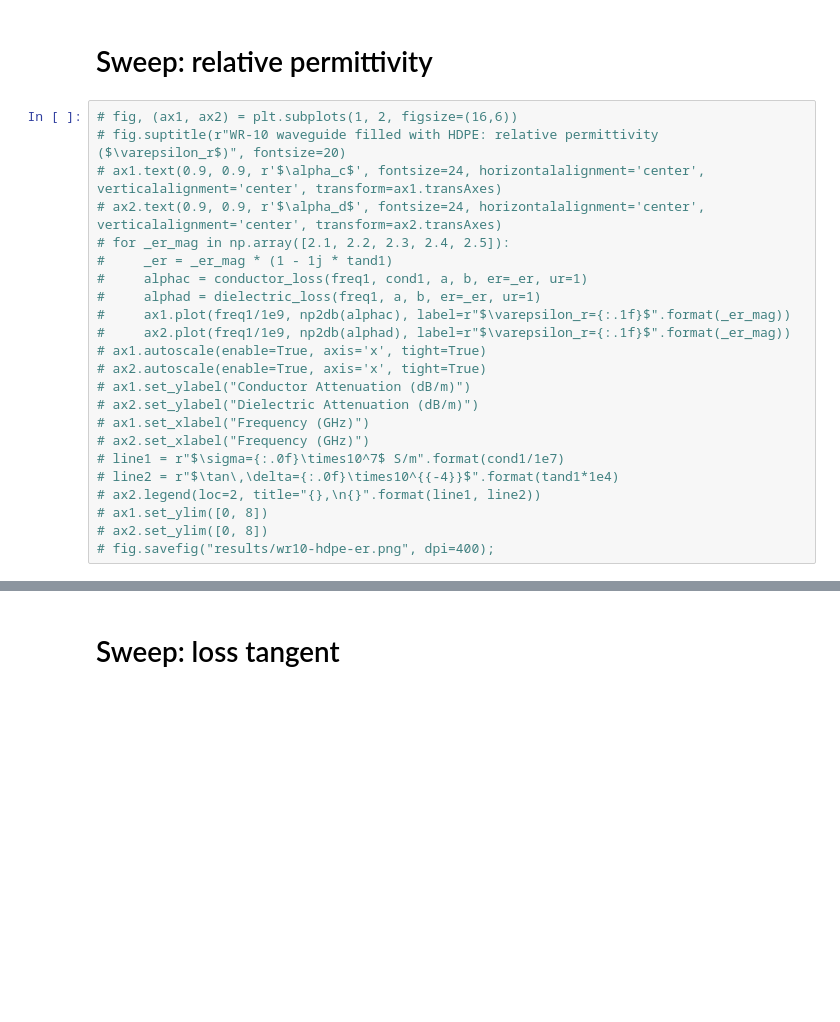
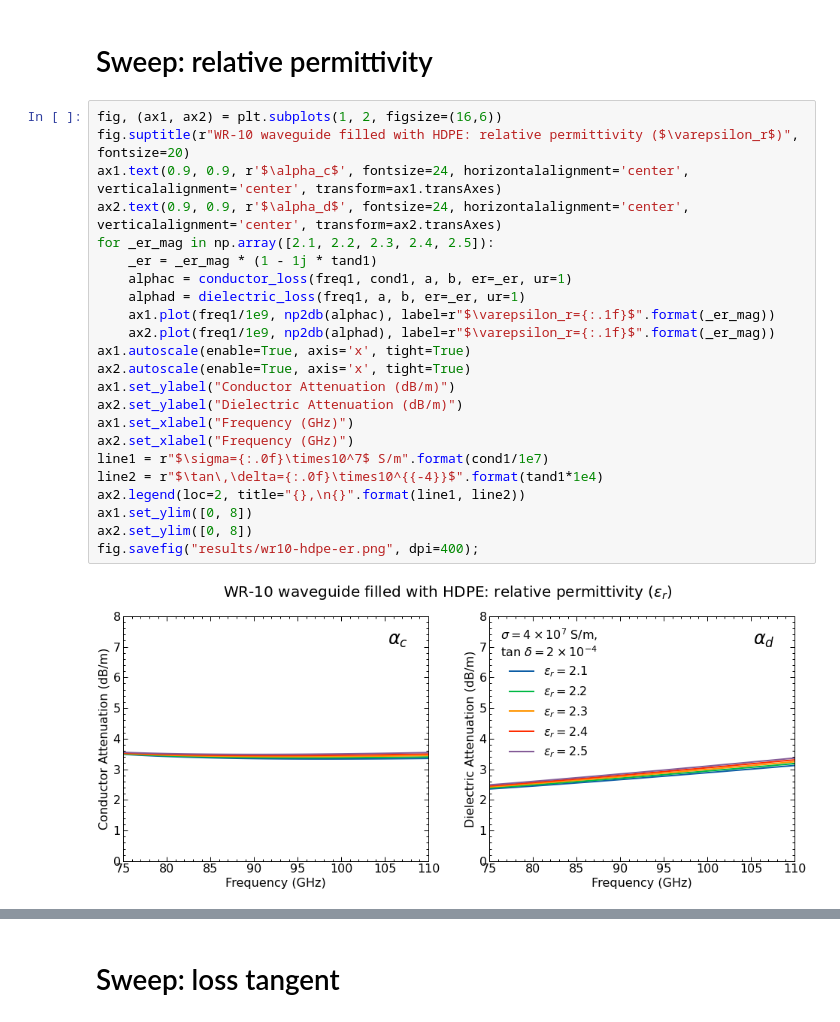
Before and after one commit to garrettj403/Waveguide, a Jupyter notebook: examples/wr10-waveguide-attenuation.ipynb, the cells around one changed output, grey strips where cells are left out. Drawn from its saved outputs; the diff is of its cells as text; blank space fills up the shorter version.

```diff
--- a/examples/wr10-waveguide-attenuation.ipynb
+++ b/examples/wr10-waveguide-attenuation.ipynb
@@ -80,26 +82,28 @@ freq2 = np.linspace(75, 110, 101) * 1e9
 # %% [markdown]
 # Sweep: relative permittivity
 # %%
-# fig, (ax1, ax2) = plt.subplots(1, 2, figsize=(16,6))
-# fig.suptitle(r"WR-10 waveguide filled with HDPE: relative permittivity ($\varepsilon_r$)", fontsize=20)
-# ax1.text(0.9, 0.9, r'$\alpha_c$', fontsize=24, horizontalalignment='center', verticalalignment='center', transform=ax1.transAxes)
-# ax2.text(0.9, 0.9, r'$\alpha_d$', fontsize=24, horizontalalignment='center', verticalalignment='center', transform=ax2.transAxes)
-# for _er_mag in np.array([2.1, 2.2, 2.3, 2.4, 2.5]):
-#     _er = _er_mag * (1 - 1j * tand1)
-#     alphac = conductor_loss(freq1, cond1, a, b, er=_er, ur=1)
-#     alphad = dielectric_loss(freq1, a, b, er=_er, ur=1)
-#     ax1.plot(freq1/1e9, np2db(alphac), label=r"$\varepsilon_r={:.1f}$".format(_er_mag))
-#     ax2.plot(freq1/1e9, np2db(alphad), label=r"$\varepsilon_r={:.1f}$".format(_er_mag))
-# ax1.autoscale(enable=True, axis='x', tight=True)
-# ax2.autoscale(enable=True, axis='x', tight=True)
-# ax1.set_ylabel("Conductor Attenuation (dB/m)")
-# ax2.set_ylabel("Dielectric Attenuation (dB/m)")
-# ax1.set_xlabel("Frequency (GHz)")
-# ax2.set_xlabel("Frequency (GHz)")
-# line1 = r"$\sigma={:.0f}\times10^7$ S/m".format(cond1/1e7)
-# line2 = r"$\tan\,\delta={:.0f}\times10^{{-4}}$".format(tand1*1e4)
-# ax2.legend(loc=2, title="{},\n{}".format(line1, line2))
-# ax1.set_ylim([0, 8])
-# ax2.set_ylim([0, 8])
-# fig.savefig("results/wr10-hdpe-er.png", dpi=400);
+fig, (ax1, ax2) = plt.subplots(1, 2, figsize=(16,6))
+fig.suptitle(r"WR-10 waveguide filled with HDPE: relative permittivity ($\varepsilon_r$)", fontsize=20)
+ax1.text(0.9, 0.9, r'$\alpha_c$', fontsize=24, horizontalalignment='center', verticalalignment='center', transform=ax1.transAxes)
+ax2.text(0.9, 0.9, r'$\alpha_d$', fontsize=24, horizontalalignment='center', verticalalignment='center', transform=ax2.transAxes)
+for _er_mag in np.array([2.1, 2.2, 2.3, 2.4, 2.5]):
+    _er = _er_mag * (1 - 1j * tand1)
+    alphac = conductor_loss(freq1, cond1, a, b, er=_er, ur=1)
+    alphad = dielectric_loss(freq1, a, b, er=_er, ur=1)
+    ax1.plot(freq1/1e9, np2db(alphac), label=r"$\varepsilon_r={:.1f}$".format(_er_mag))
+    ax2.plot(freq1/1e9, np2db(alphad), label=r"$\varepsilon_r={:.1f}$".format(_er_mag))
+ax1.autoscale(enable=True, axis='x', tight=True)
+ax2.autoscale(enable=True, axis='x', tight=True)
+ax1.set_ylabel("Conductor Attenuation (dB/m)")
+ax2.set_ylabel("Dielectric Attenuation (dB/m)")
+ax1.set_xlabel("Frequency (GHz)")
+ax2.set_xlabel("Frequency (GHz)")
+line1 = r"$\sigma={:.0f}\times10^7$ S/m".format(cond1/1e7)
+line2 = r"$\tan\,\delta={:.0f}\times10^{{-4}}$".format(tand1*1e4)
+ax2.legend(loc=2, title="{},\n{}".format(line1, line2))
+ax1.set_ylim([0, 8])
+ax2.set_ylim([0, 8])
+fig.savefig("results/wr10-hdpe-er.png", dpi=400);
+# %% [output]
+[figure, added]
 # %%
```
Also changed, not shown: parts of 6 cells of this notebook, 21 other files.
